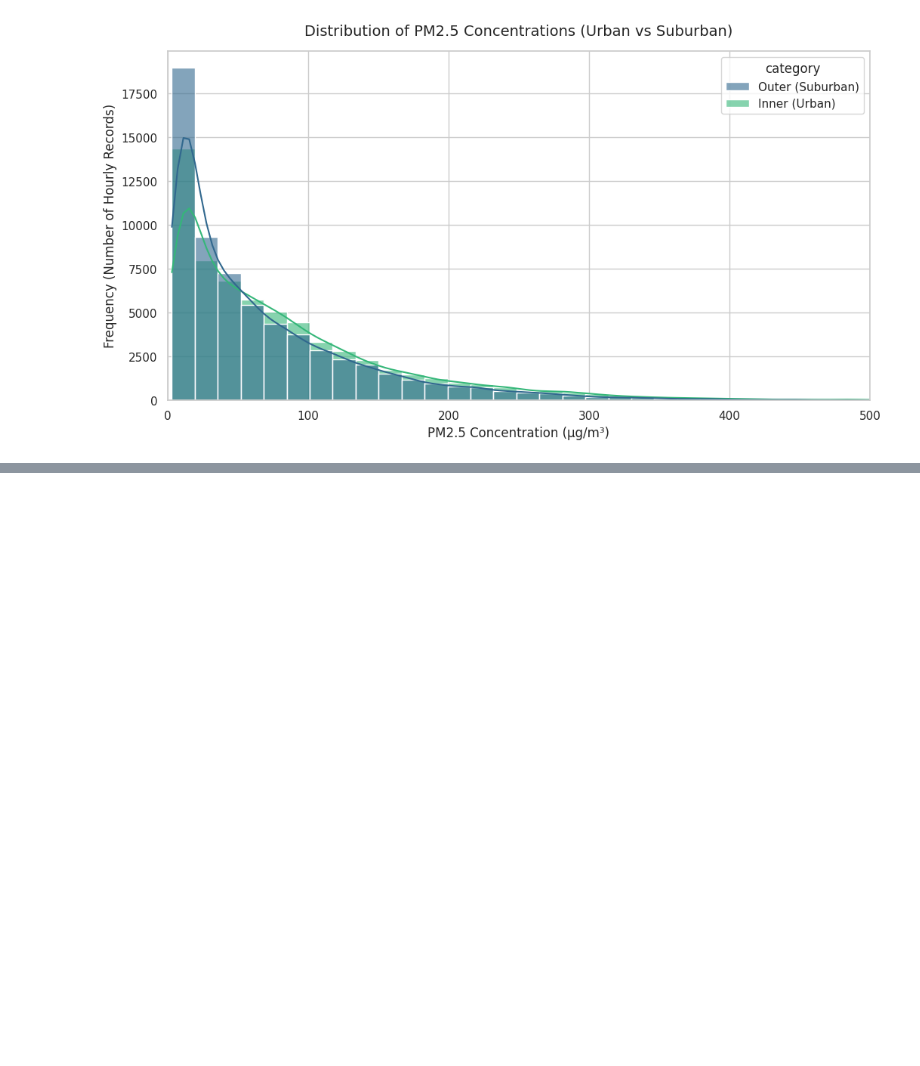
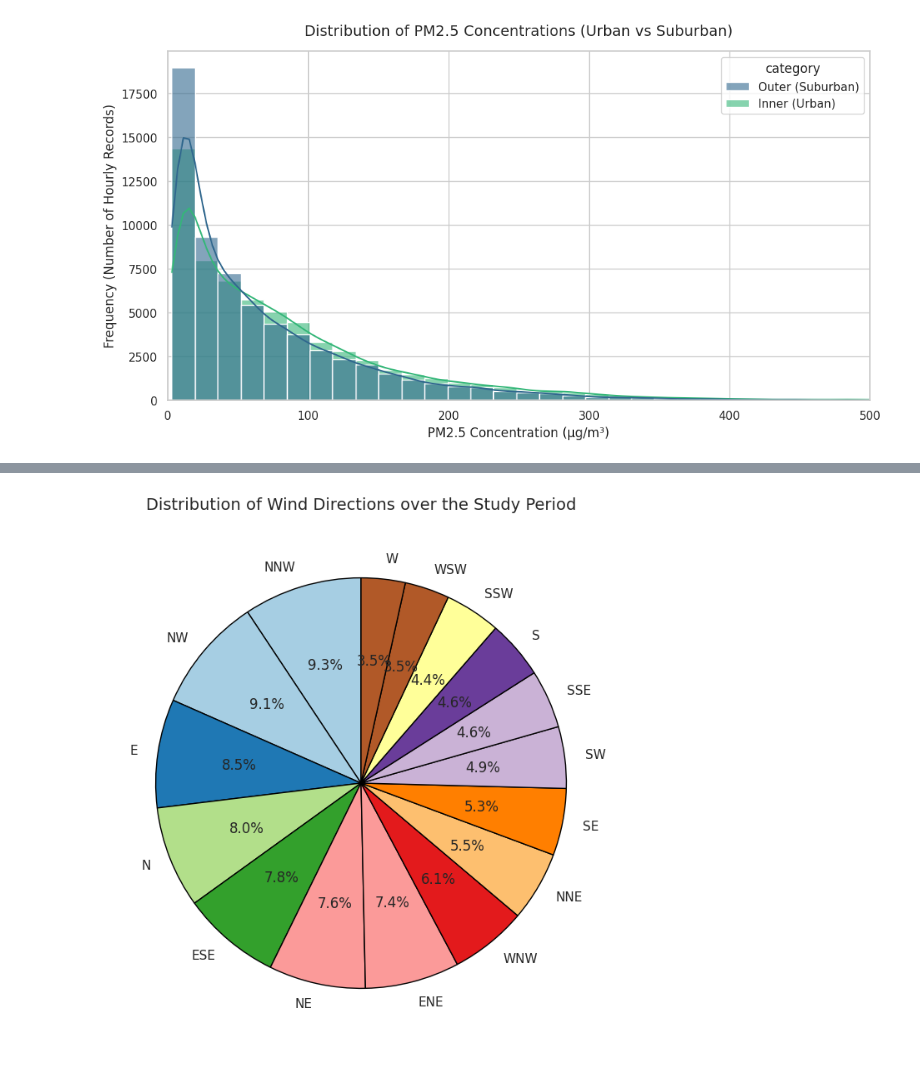
Before and after one commit to zaky100/Zack-Air-Quality-Task, a Jupyter notebook: Air_Quality.ipynb, the cells around one changed output, grey strips where cells are left out. Saved outputs shown, nothing was run; the diff lists cells and outputs as text; code cells hidden in the pictures; blank space fills up the shorter version.

Commit message:
Visualization through Pie Chart

```diff
--- a/Air_Quality.ipynb
+++ b/Air_Quality.ipynb
@@ -380,0 +386,11 @@ plt.show()
+# %%
+plt.figure(figsize=(8, 8))
+wd_counts = df['wd'].value_counts()
+colors = plt.cm.Paired(np.linspace(0, 1, len(wd_counts)))
+
+plt.pie(wd_counts, labels=wd_counts.index, autopct='%1.1f%%', startangle=90, colors=colors,
+        wedgeprops={'edgecolor': 'black', 'linewidth': 1})
+plt.title('Distribution of Wind Directions over the Study Period', fontsize=14, pad=15)
+plt.show()
+# %% [output]
+[figure, added]
```
Also changed, not shown: parts of 1 cell of this notebook.
